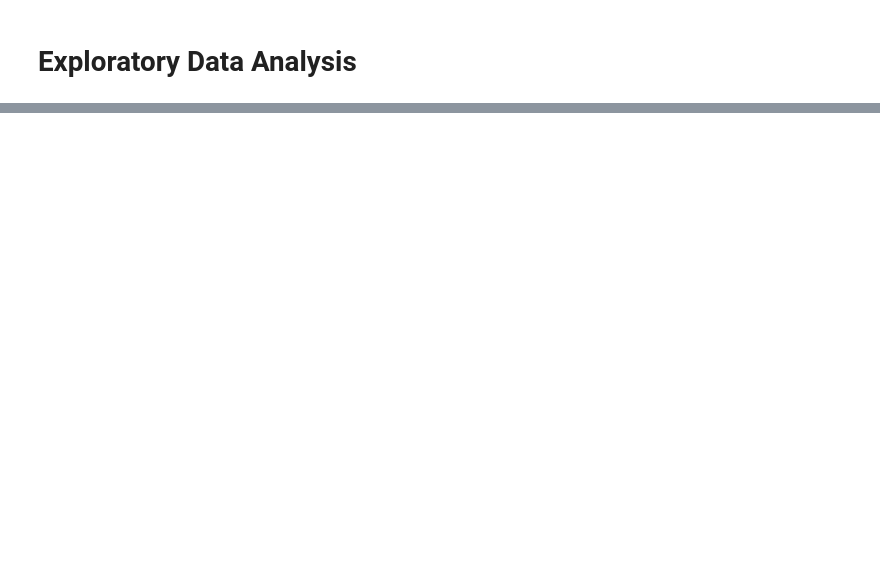
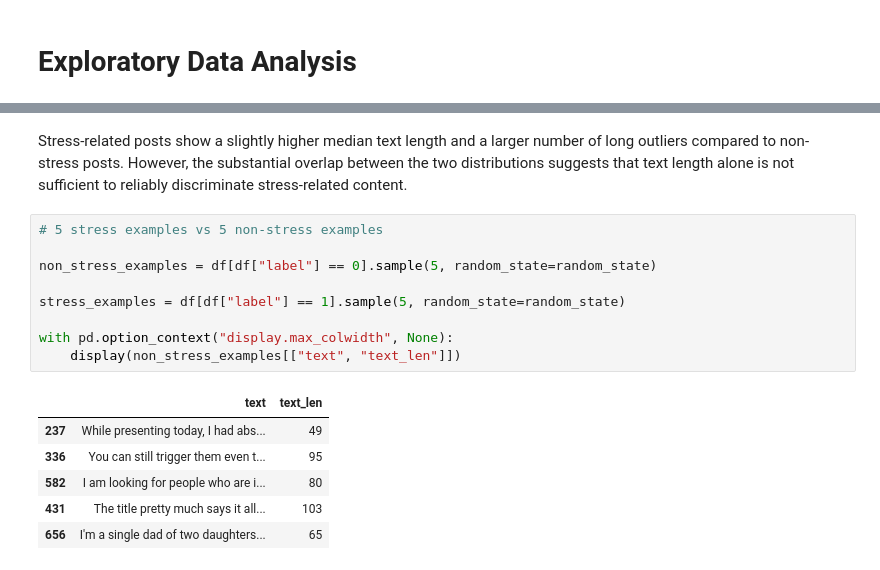
Before and after one commit to jacques2/dreaddit-stress-nlp, a Jupyter notebook: notebooks/01_eda.ipynb.ipynb, the cells around one changed output, grey strips where cells are left out. Drawn from its saved outputs; the diff is of its cells as text; blank space fills up the shorter version.

```diff
--- a/notebooks/01_eda.ipynb.ipynb
+++ b/notebooks/01_eda.ipynb.ipynb
@@ -39,0 +149,18 @@ df.shape
+# %% [markdown]
+Stress-related posts show a slightly higher median text length and a larger number of long outliers compared to non-stress posts. However, the substantial overlap between the two distributions suggests that text length alone is not sufficient to reliably discriminate stress-related content.
+# %%
+# 5 stress examples vs 5 non-stress examples
+
+non_stress_examples = df[df["label"] == 0].sample(5, random_state=random_state)
+
+stress_examples = df[df["label"] == 1].sample(5, random_state=random_state)
+
+with pd.option_context("display.max_colwidth", None):
+    display(non_stress_examples[["text", "text_len"]])
+# %% [output]
+|  | text | text_len |
+| 237 | While presenting today, I had abs... | 49 |
+| 336 | You can still trigger them even t... | 95 |
+| 582 | I am looking for people who are i... | 80 |
+| 431 | The title pretty much says it all... | 103 |
+| 656 | I'm a single dad of two daughters... | 65 |
```
Also changed, not shown: parts of 21 cells of this notebook, 1 other file.
